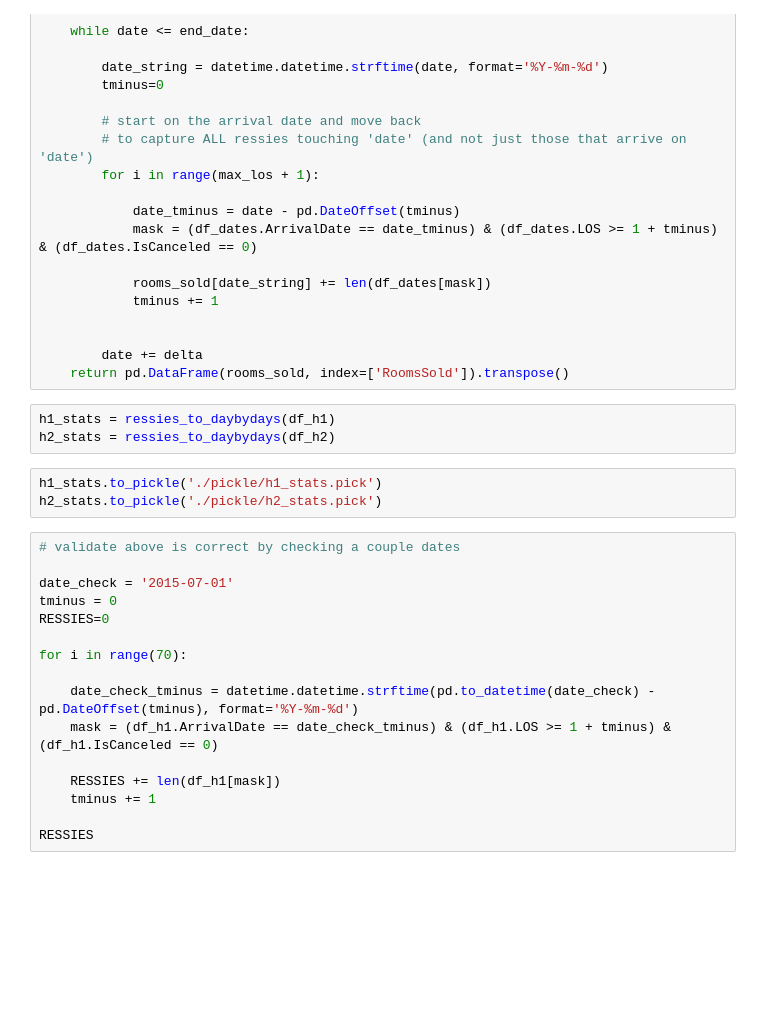
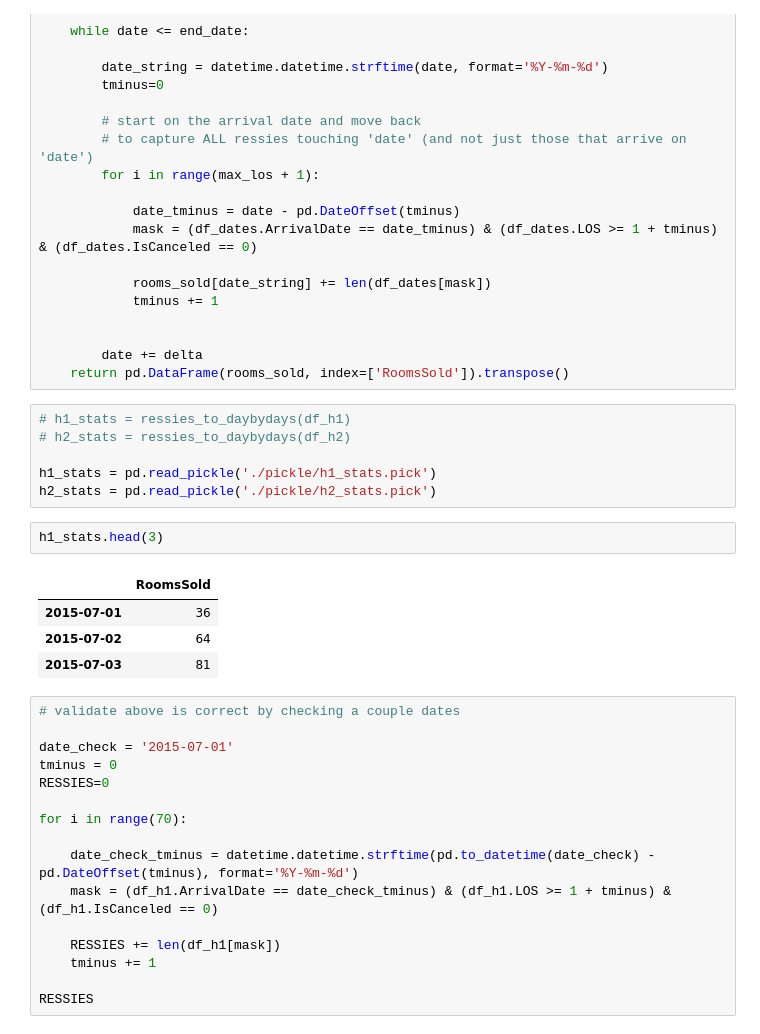
Before and after one commit to edubu2/hotel-revman-system, a Jupyter notebook: code/eda.ipynb, the cells around one changed output. Cells and saved outputs as stored; diff of their text form; blank space fills up the shorter version.

```diff
--- a/code/eda.ipynb
+++ b/code/eda.ipynb
@@ -158,11 +169,18 @@ def ressies_to_daybydays(df):
         date += delta
     return pd.DataFrame(rooms_sold, index=['RoomsSold']).transpose()
 # %%
-h1_stats = ressies_to_daybydays(df_h1)
-h2_stats = ressies_to_daybydays(df_h2)
+# h1_stats = ressies_to_daybydays(df_h1)
+# h2_stats = ressies_to_daybydays(df_h2)
+
+h1_stats = pd.read_pickle('./pickle/h1_stats.pick')
+h2_stats = pd.read_pickle('./pickle/h2_stats.pick')
-# %%
-h1_stats.to_pickle('./pickle/h1_stats.pick')
-h2_stats.to_pickle('./pickle/h2_stats.pick')
+# %%
+h1_stats.head(3)
+# %% [output]
+|  | RoomsSold |
+| 2015-07-01 | 36 |
+| 2015-07-02 | 64 |
+| 2015-07-03 | 81 |
 # %%
 # validate above is correct by checking a couple dates
 
```
Also changed, not shown: parts of 6 cells of this notebook.
